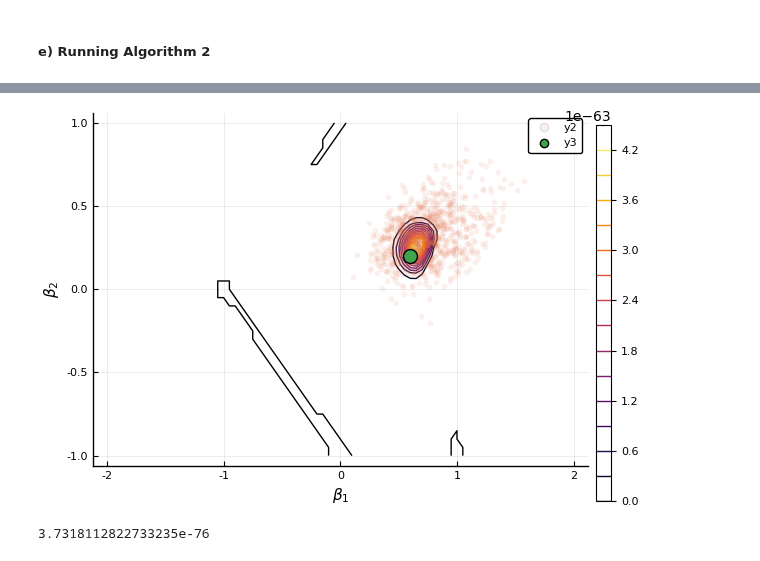
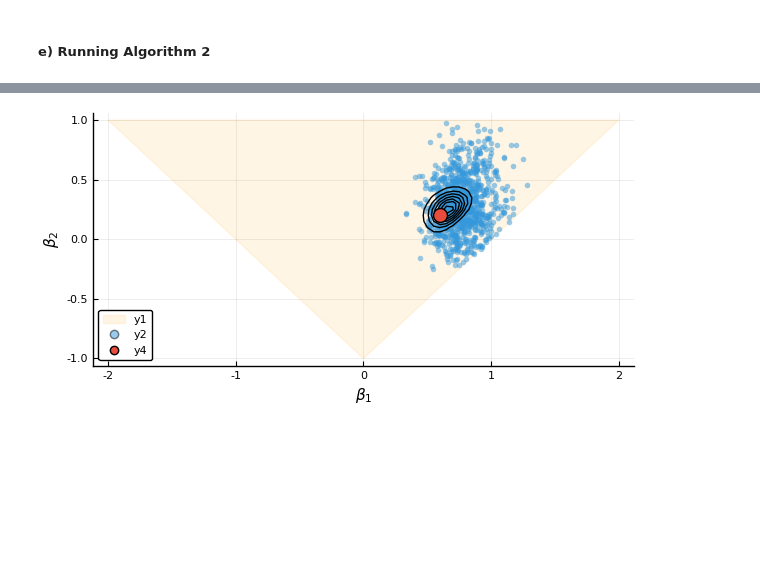
Before and after one commit to davibarreira/Computational_Statistics, a Jupyter notebook: PaperReplication_ABC/ABC methods.ipynb, the cells around one changed output, grey strips where cells are left out. Drawn from its saved outputs; the diff is of its cells as text; code cells hidden in the pictures; blank space fills up the shorter version.

```diff
--- a/PaperReplication_ABC/ABC methods.ipynb
+++ b/PaperReplication_ABC/ABC methods.ipynb
@@ -183,30 +184,20 @@ end
 θ2= 0.2
 Ger_Simga(θ1,θ2,y);
 # %%
-gθ1      = -2:0.05:2
-gθ2      = -1:0.05:1
+plot(Plots.P2[(0,-1),(-2,1),(2,1),(0,-1)],fill=true,color=:orange,alpha=0.1)
+scatter!(theta_ac_auto[:,1],theta_ac_auto[:,2],xlims=[-2,2],alpha=0.5,markerstrokewidth=0,c="#3498db")
+
+gθ1      = -0:0.05:1
+gθ2      = -0.5:0.05:0.5
 gridθ1   = repeat(reshape(gθ1, 1, :), length(gθ2), 1)
 gridθ2   = repeat(gθ2, 1, length(gθ1))
-mamvn(θ1,θ2) = pdf(MvNormal(zeros(100),Ger_Simga(θ2,θ1,y)),y)
+mamvn(θ1,θ2) = pdf(MvNormal(zeros(100),Ger_Simga(θ1,θ2,y)),y)
 Z = map(mamvn, gridθ1, gridθ2)
-p1 = contour(gθ1,gθ2, mamvn, fill=false,
-    xlabel=L"\beta_1", ylabel=L"\beta_2")
+p1 = contour!(gθ1,gθ2, mamvn, fill=false,c=:black,levels=8,
+    xlabel=L"\beta_1", ylabel=L"\beta_2",colorbar=false)
 
-scatter!(theta_ac_auto[:,1],theta_ac_auto[:,2],xlims=[-2,2],alpha=0.1,markerstrokewidth=0)
 
 # scatter!(theta_ac_dist[:,1],theta_ac_dist[:,2],xlims=[-2,2])
-scatter!([theta[1]],[theta[2]],markersize=10)
+scatter!([theta[1]],[theta[2]],markersize=10,c="#e74c3c",size=(600,300))
 # %% [output]
-[figure, old version]
+[figure, new version]
-# %%
-# y = -4:0.05:1
-# x = -1:0.05:4
-# gridx = repeat(reshape(x, 1, :), length(y), 1)
-# gridy = repeat(y, 1, length(x))
-f(x,y)= exp(LogPosterior([x y]))
-Z = map(f, gridx, gridy)
-p1 = contour(x,y, f, fill=false,
-    xlabel=L"\beta_1", ylabel=L"\beta_2")
-# pdf(MvNormal(zeros(100),Ger_Simga(θ1,θ2,y)),y)
-# %% [output]
-3.7318112822733235e-76
```
Also changed, not shown: parts of 3 cells of this notebook.
